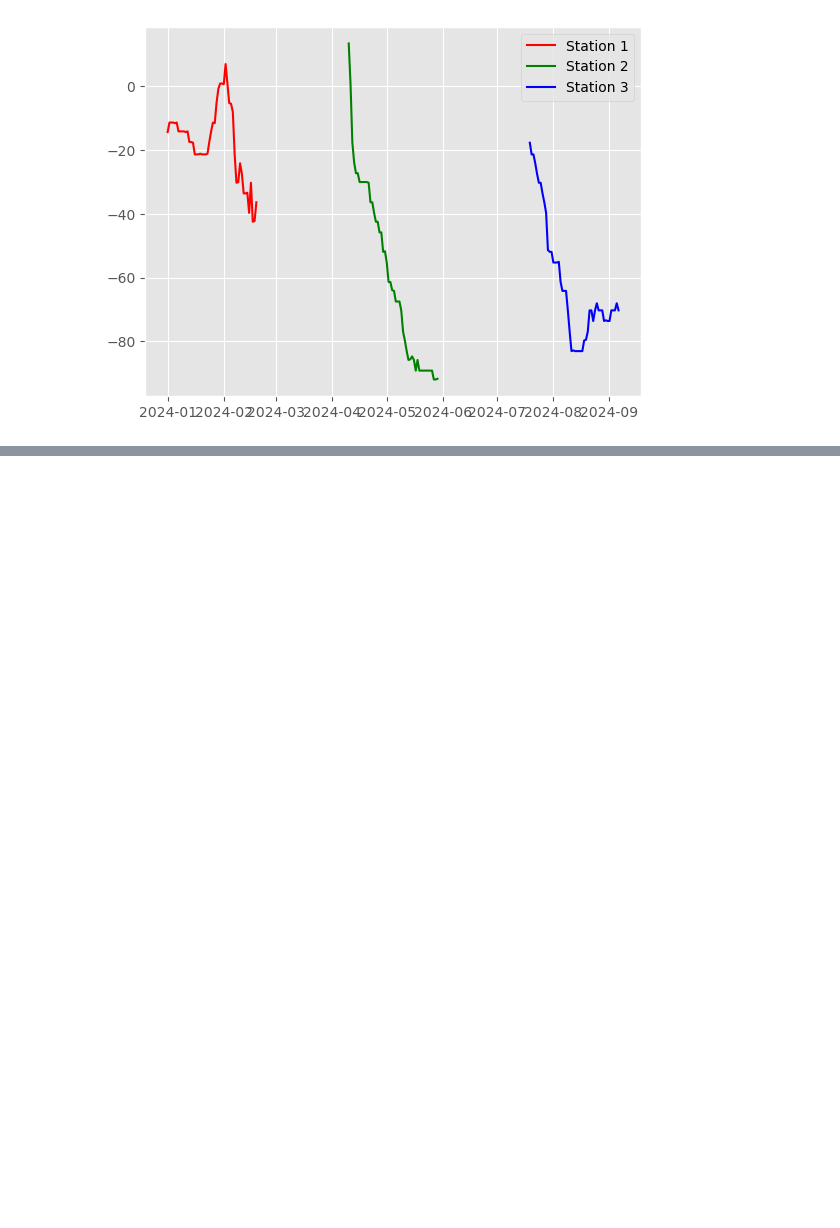
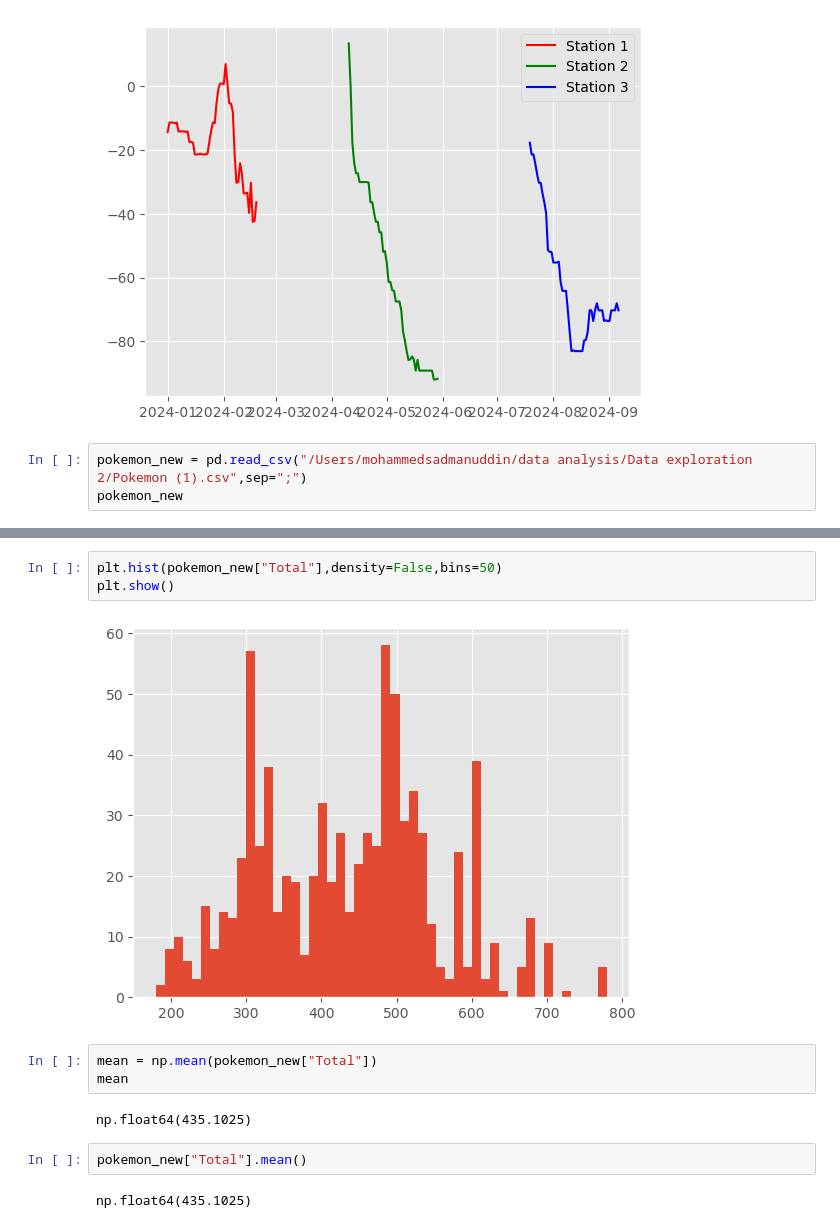
Before and after one commit to SadmanUddin/Data-analysis-and-statistics, a Jupyter notebook: Analysis/Untitled-1.ipynb, the cells around one changed output, grey strips where cells are left out. Cells and saved outputs as stored; diff of their text form; blank space fills up the shorter version.

Commit message:
Exploration 2 exercise

```diff
--- a/Analysis/Untitled-1.ipynb
+++ b/Analysis/Untitled-1.ipynb
@@ -1016,3 +1016,6 @@ plt.legend()
 plt.show()
 # %% [output]
 [figure]
+# %%
+pokemon_new = pd.read_csv("/Users/mohammedsadmanuddin/data analysis/Data exploration 2/Pokemon (1).csv",sep=";")
+pokemon_new
@@ -1018,0 +1036,14 @@ plt.show()
+# %%
+plt.hist(pokemon_new["Total"],density=False,bins=50)
+plt.show()
+# %% [output]
+[figure, added]
+# %%
+mean = np.mean(pokemon_new["Total"])
+mean
+# %% [output]
+np.float64(435.1025)
+# %%
+pokemon_new["Total"].mean()
+# %% [output]
+np.float64(435.1025)
```
Also changed, not shown: parts of 15 cells of this notebook.
